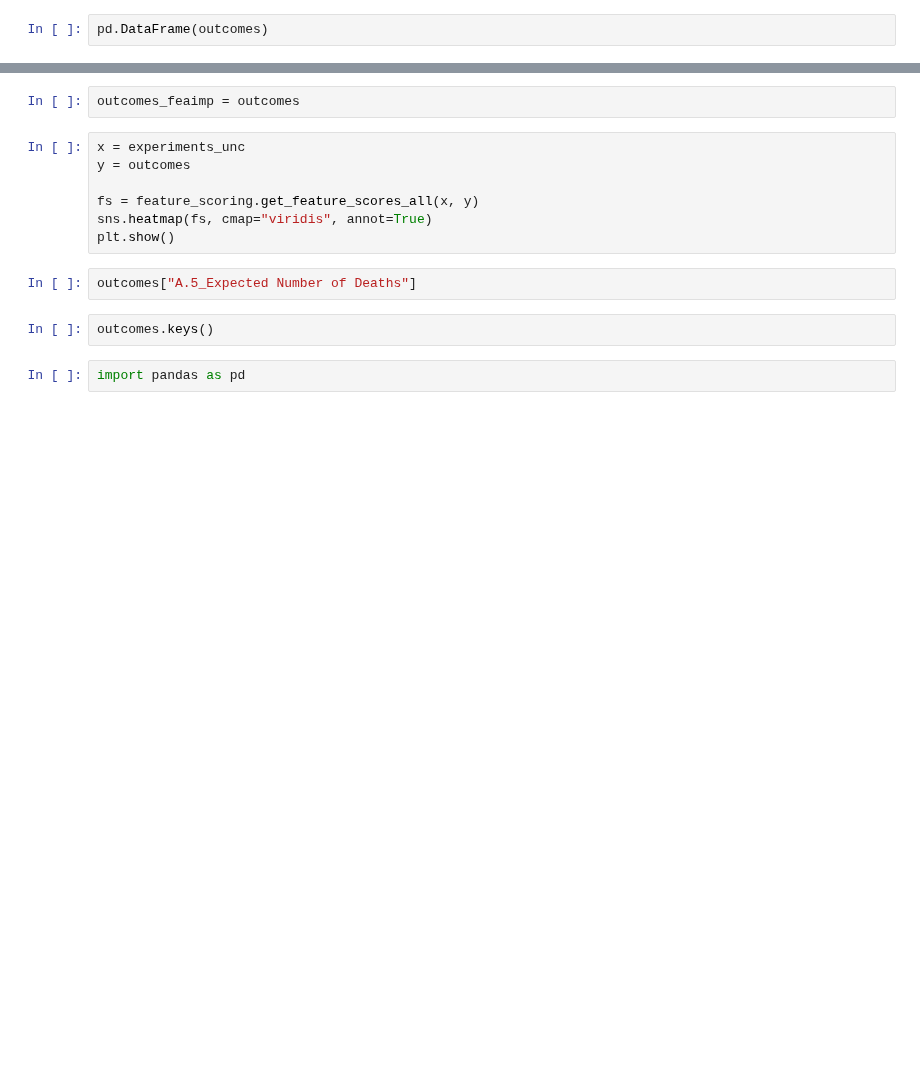
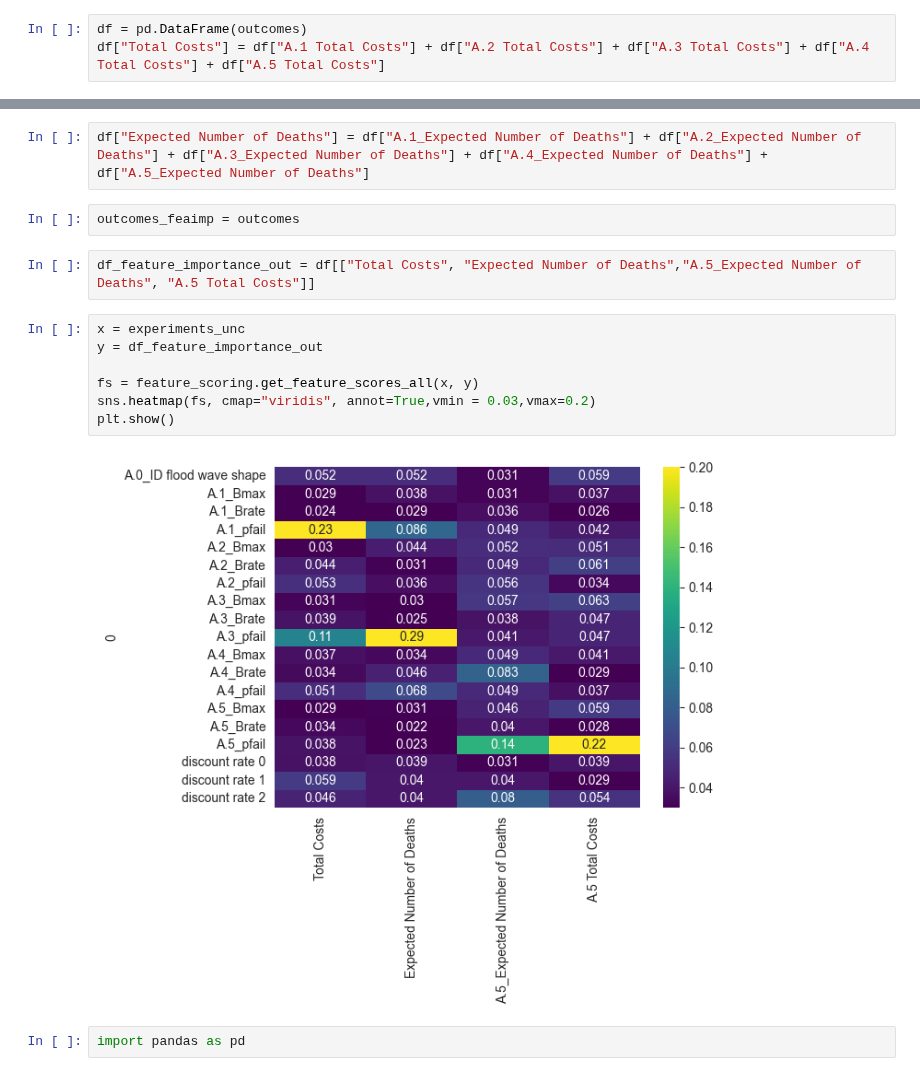
Before and after one commit to roesel1/EPA141A---MD, a Jupyter notebook: final assignment/Open_Exploration.ipynb, the cells around one changed output, grey strips where cells are left out. Cells and saved outputs as stored; diff of their text form; blank space fills up the shorter version.

```diff
--- a/final assignment/Open_Exploration.ipynb
+++ b/final assignment/Open_Exploration.ipynb
@@ -60,4 +60,5 @@ outcomes.keys()
 # %% [output]
 dict_keys(['A.1 Total Costs', 'A.1_Expected Number of Deaths', 'A.2 Total Costs', 'A.2_Expected Number of Deaths', 'A.3 Total Costs', 'A.3_Expected Number of Deaths', 'A.4 Total Costs', 'A.4_Expected  ...
 # %%
-pd.DataFrame(outcomes)
+df = pd.DataFrame(outcomes)
+df["Total Costs"] = df["A.1 Total Costs"] + df["A.2 Total Costs"] + df["A.3 Total Costs"] + df["A.4 Total Costs"] + df["A.5 Total Costs"]
@@ -86,16 +65,18 @@ TypeError: unhashable type: 'list'
+# %%
+df["Expected Number of Deaths"] = df["A.1_Expected Number of Deaths"] + df["A.2_Expected Number of Deaths"] + df["A.3_Expected Number of Deaths"] + df["A.4_Expected Number of Deaths"] + df["A.5_Expected Number of Deaths"]
 # %%
 outcomes_feaimp = outcomes
+# %%
+df_feature_importance_out = df[["Total Costs", "Expected Number of Deaths","A.5_Expected Number of Deaths", "A.5 Total Costs"]]
 # %%
 x = experiments_unc
-y = outcomes
+y = df_feature_importance_out
 
 fs = feature_scoring.get_feature_scores_all(x, y)
-sns.heatmap(fs, cmap="viridis", annot=True)
+sns.heatmap(fs, cmap="viridis", annot=True,vmin = 0.03,vmax=0.2)
 plt.show()
+# %% [output]
+[figure, added]
-# %%
-outcomes["A.5_Expected Number of Deaths"]
-# %%
-outcomes.keys()
 # %%
 import pandas as pd
 # %%
```
Also changed, not shown: parts of 2 cells of this notebook.
